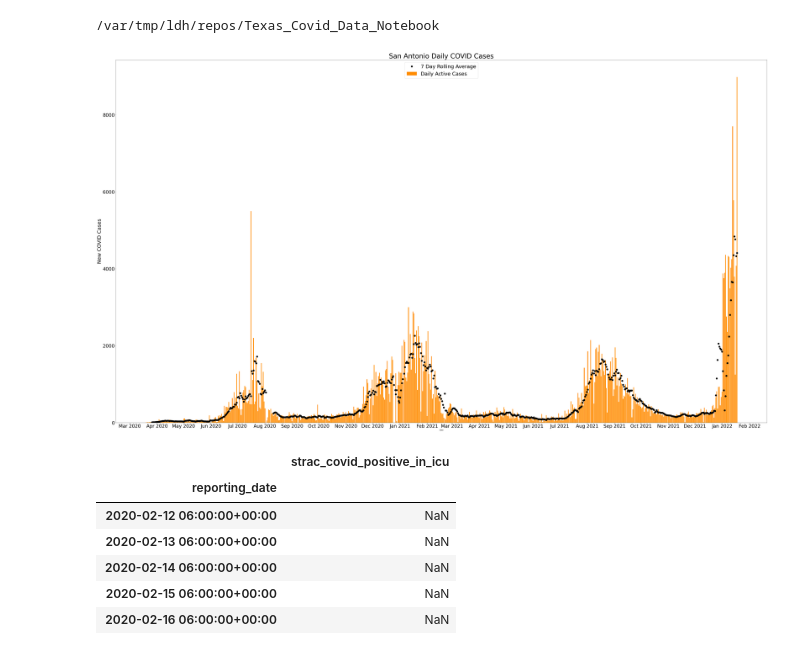
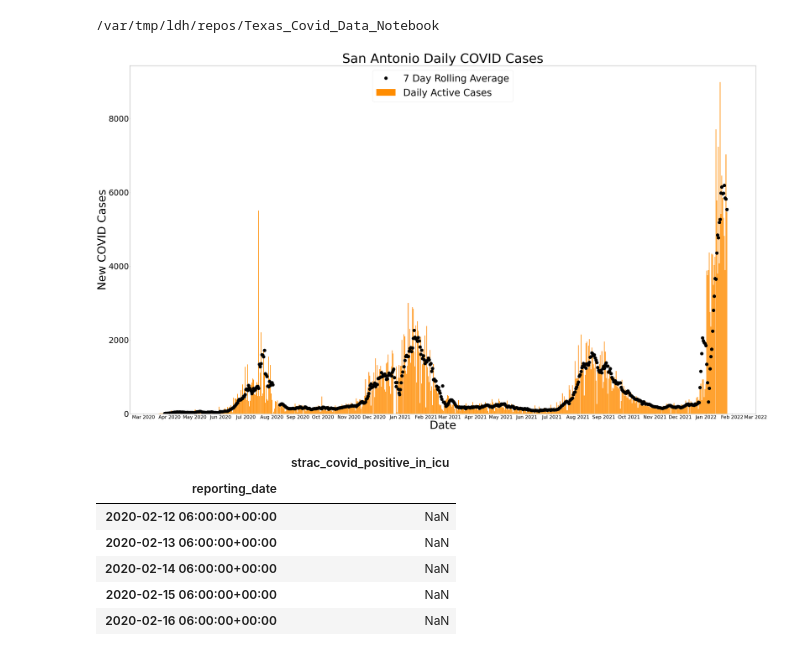
Before and after one commit to ldhagen/Texas_Covid_Data_Notebook, a Jupyter notebook: SanAntonioDailyNew.ipynb, the cells around one changed output. Drawn from its saved outputs; the diff is of its cells as text; code cells hidden in the pictures.

```diff
--- a/SanAntonioDailyNew.ipynb
+++ b/SanAntonioDailyNew.ipynb
@@ -63,24 +63,25 @@ df_newcases_7day_moving= df_newcases.rolling(7).mean().shift()
 # %%
 import datetime
 import matplotlib.dates as mdates
 months = mdates.MonthLocator()
 days = mdates.DayLocator()
 timeFmt = mdates.DateFormatter('%b %Y')
 fig, ax = plt.subplots()
 fig.set_size_inches(70,40)
 ax.xaxis.set_major_locator(months)
 ax.xaxis.set_major_formatter(timeFmt)
-ax.tick_params(axis='both', labelsize=28)
+ax.tick_params(axis='x', labelsize=30)
+ax.tick_params(axis='y', labelsize = 50)
 #ax.xaxis.set_minor_locator(months)
-plt.title('San Antonio Daily COVID Cases', fontsize = 40)
-plt.xlabel('Date',color='black')
-plt.ylabel('New COVID Cases',color='black', fontsize = 30)
+plt.title('San Antonio Daily COVID Cases', fontsize = 80)
+plt.xlabel('Date',color='black', fontsize = 70)
+plt.ylabel('New COVID Cases',color='black', fontsize = 70)
 plt.bar(df_newcases.index,df_newcases.total_case_daily_change, color = 'darkorange')
-plt.plot(df_newcases_7day_moving, 'ko', markersize = 10)
-plt.legend(['7 Day Rolling Average','Daily Active Cases'], fontsize = 30)
+plt.plot(df_newcases_7day_moving, 'ko', markersize = 20)
+plt.legend(['7 Day Rolling Average','Daily Active Cases'], fontsize = 60)
 fig.savefig('MetroDailySANew.png')
 # %% [output]
-[figure, old version]
+[figure, new version]
 # %%
 df_sa_covid_icu = df_sa_dtindex.loc[:,['strac_covid_positive_in_icu']]
 # %%
```
Also changed, not shown: parts of 6 cells of this notebook.
